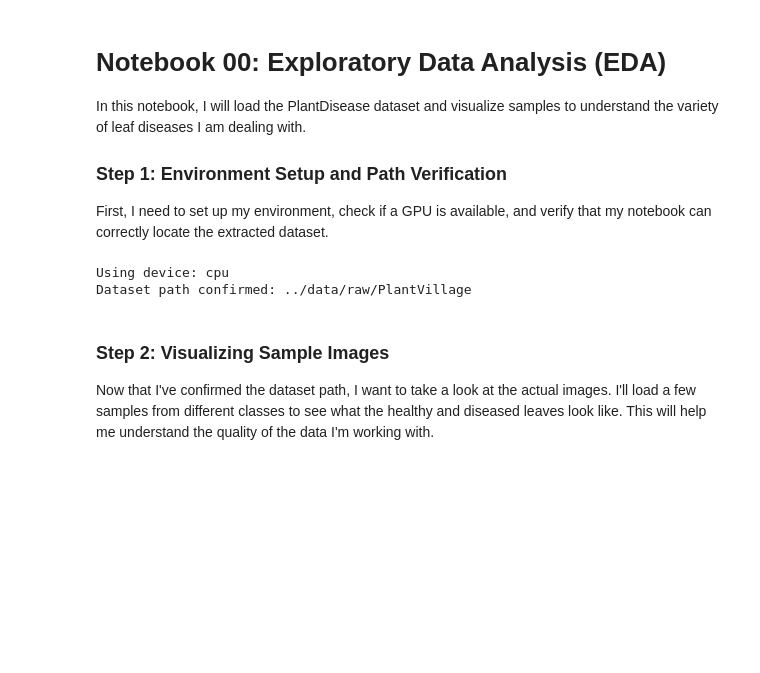
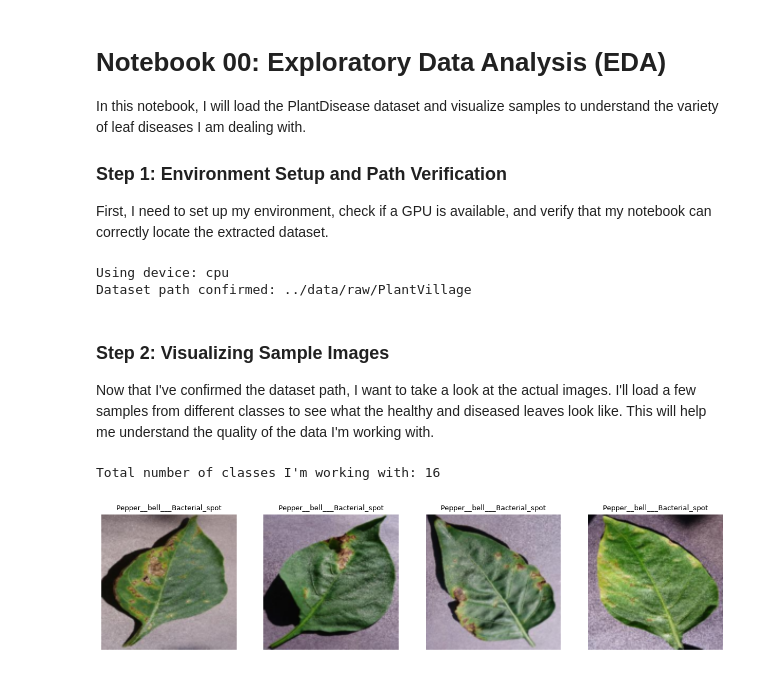
Before and after one commit to umandathathsarani/plant-disease-detection, a Jupyter notebook: notebooks/00_eda_visualization.ipynb, the cells around one changed output. Cells and saved outputs as stored; diff of their text form; code cells hidden in the pictures; blank space fills up the shorter version.

Commit message:
feat: Add image visualization to EDA notebook

```diff
--- a/notebooks/00_eda_visualization.ipynb
+++ b/notebooks/00_eda_visualization.ipynb
@@ -31,3 +31,30 @@ Dataset path confirmed: ../data/raw/PlantVillage
 ### Step 2: Visualizing Sample Images
 
 Now that I've confirmed the dataset path, I want to take a look at the actual images. I'll load a few samples from different classes to see what the healthy and diseased leaves look like. This will help me understand the quality of the data I'm working with.
+# %%
+# I'll set up a simple transform to resize the images just for visualization purposes
+transform = transforms.Compose([
+    transforms.Resize((128, 128)),
+    transforms.ToTensor()
+])
+
+# Loading the dataset using ImageFolder
+dataset = datasets.ImageFolder(data_dir, transform=transform)
+classes = dataset.classes
+
+print(f"Total number of classes I'm working with: {len(classes)}")
+
+# Now I'll visualize a few random samples to get a better sense of the data
+fig, axes = plt.subplots(1, 4, figsize=(15, 5))
+for i in range(4):
+    # I'll pick some images from the dataset
+    img, label = dataset[i]
+    # Converting the tensor to a format matplotlib can display
+    axes[i].imshow(img.permute(1, 2, 0))
+    axes[i].set_title(classes[label], fontsize=9)
+    axes[i].axis('off')
+
+plt.show()
+# %% [output]
+Total number of classes I'm working with: 16
+[figure, added]
```
